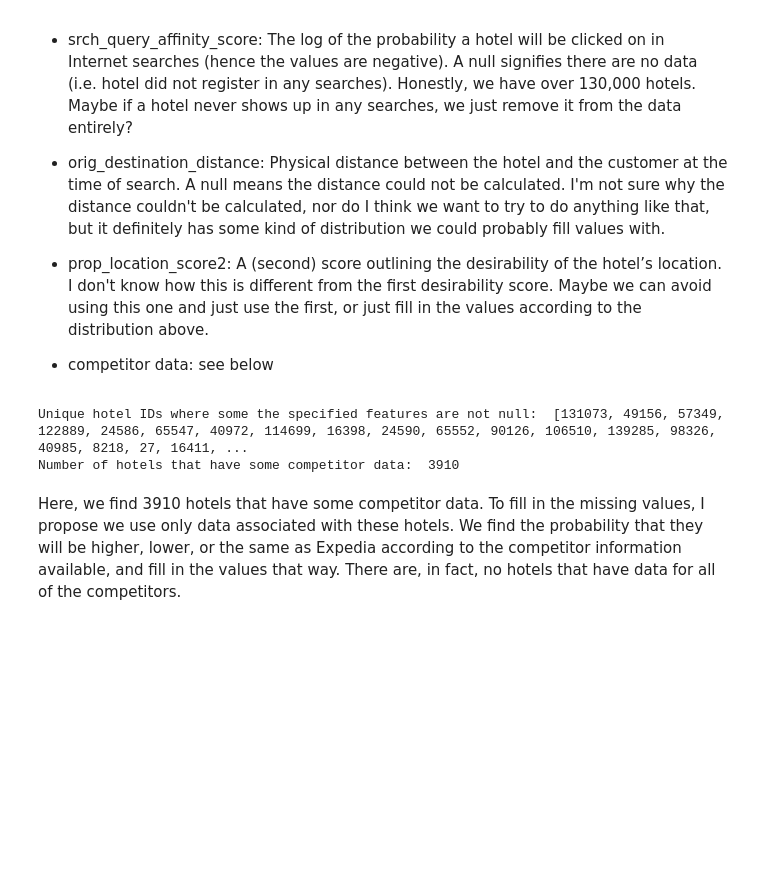
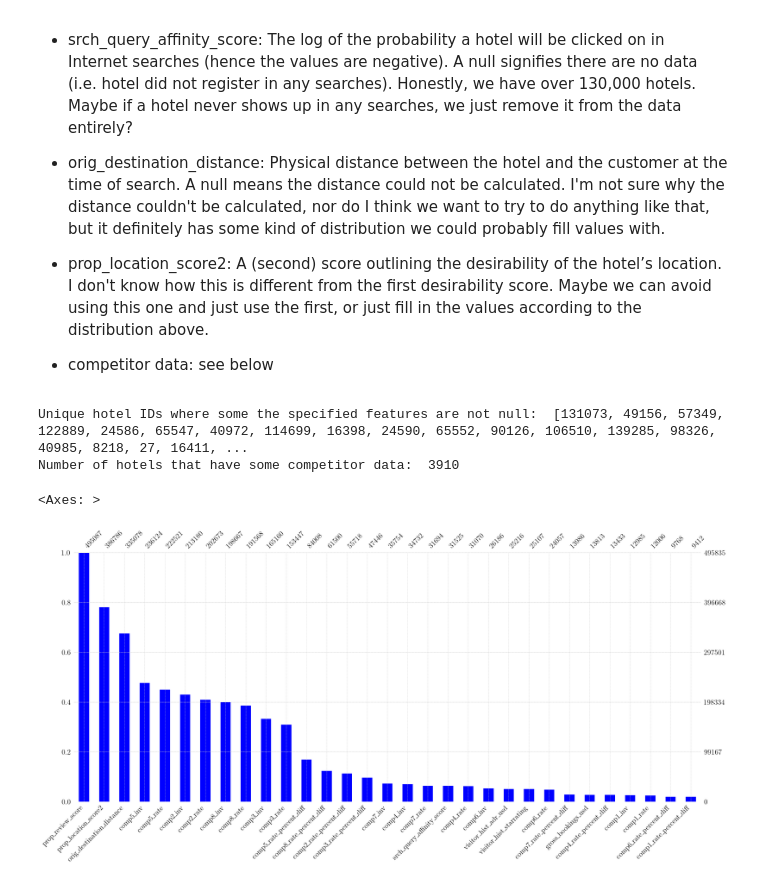
Before and after one commit to nabilasiregar/expedia-kaggle-competition, a Jupyter notebook: notebooks/eda.ipynb, the cells around one changed output. Drawn from its saved outputs; the diff is of its cells as text; code cells hidden in the pictures; blank space fills up the shorter version.

```diff
--- a/notebooks/eda.ipynb
+++ b/notebooks/eda.ipynb
@@ -106,5 +175,11 @@ print('Number of hotels that have some competitor data: ', len(prop_ids_not_null
 # %% [output]
 Unique hotel IDs where some the specified features are not null:  [131073, 49156, 57349, 122889, 24586, 65547, 40972, 114699, 16398, 24590, 65552, 90126, 106510, 139285, 98326, 40985, 8218, 27, 16411, ...
 Number of hotels that have some competitor data:  3910
-# %% [markdown]
-Here, we find 3910 hotels that have some competitor data. To fill in the missing values, I propose we use only data associated with these hotels. We find the probability that they will be higher, lower, or the same as Expedia according to the competitor information available, and fill in the values that way. There are, in fact, no hotels that have data for all of the competitors.
+# %%
+sampled_train = train_df.sample(frac=0.1)
+sampled_test = test_df.sample(frac=0.1)
+columns_with_missing_values = sampled_train.columns[sampled_train.isnull().any()]
+mo.bar(sampled_train[columns_with_missing_values], sort='descending', color='blue')
+# %% [output]
+<Axes: >
+[figure, added]
```
Also changed, not shown: parts of 4 cells of this notebook, 1 other file.
